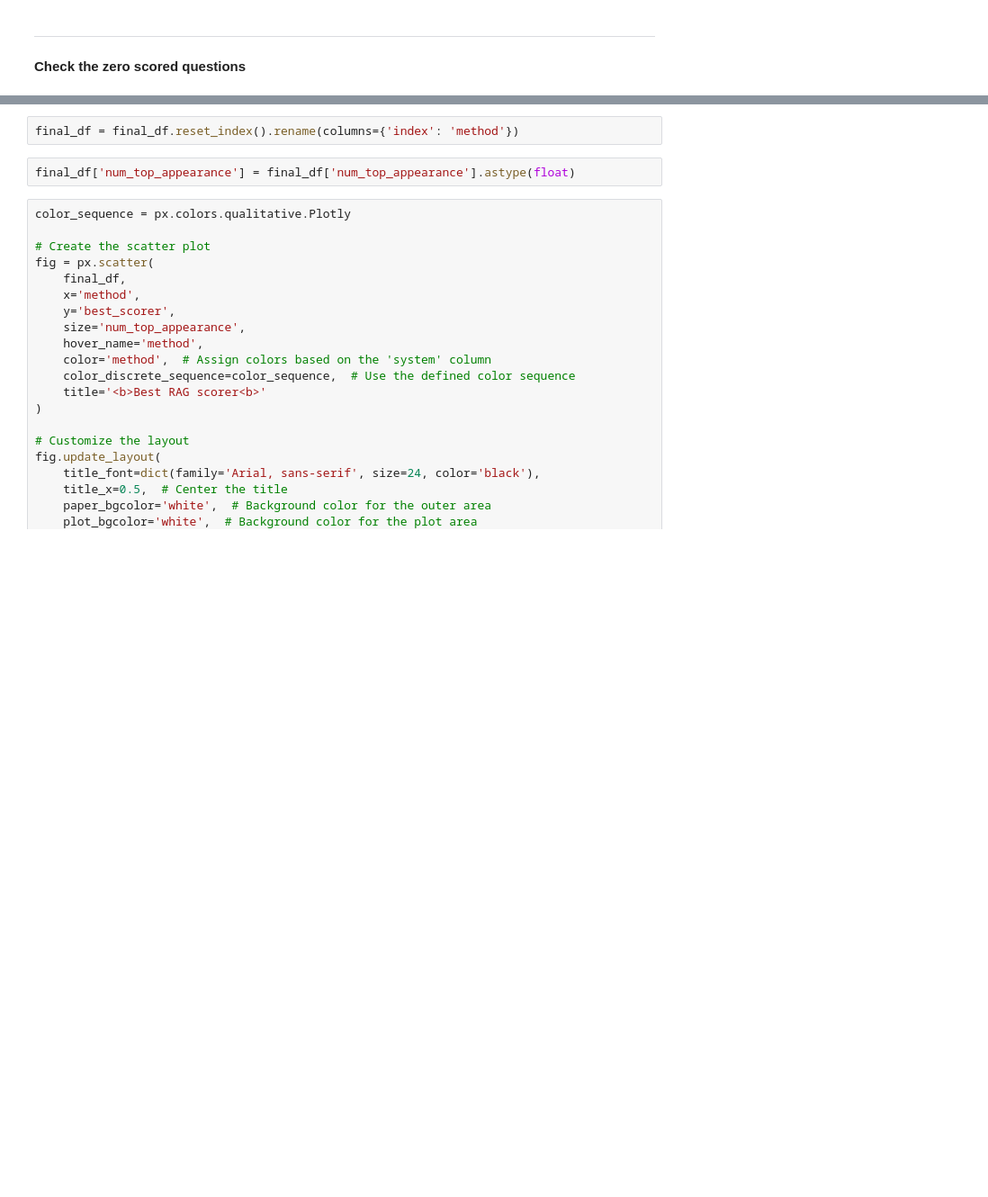
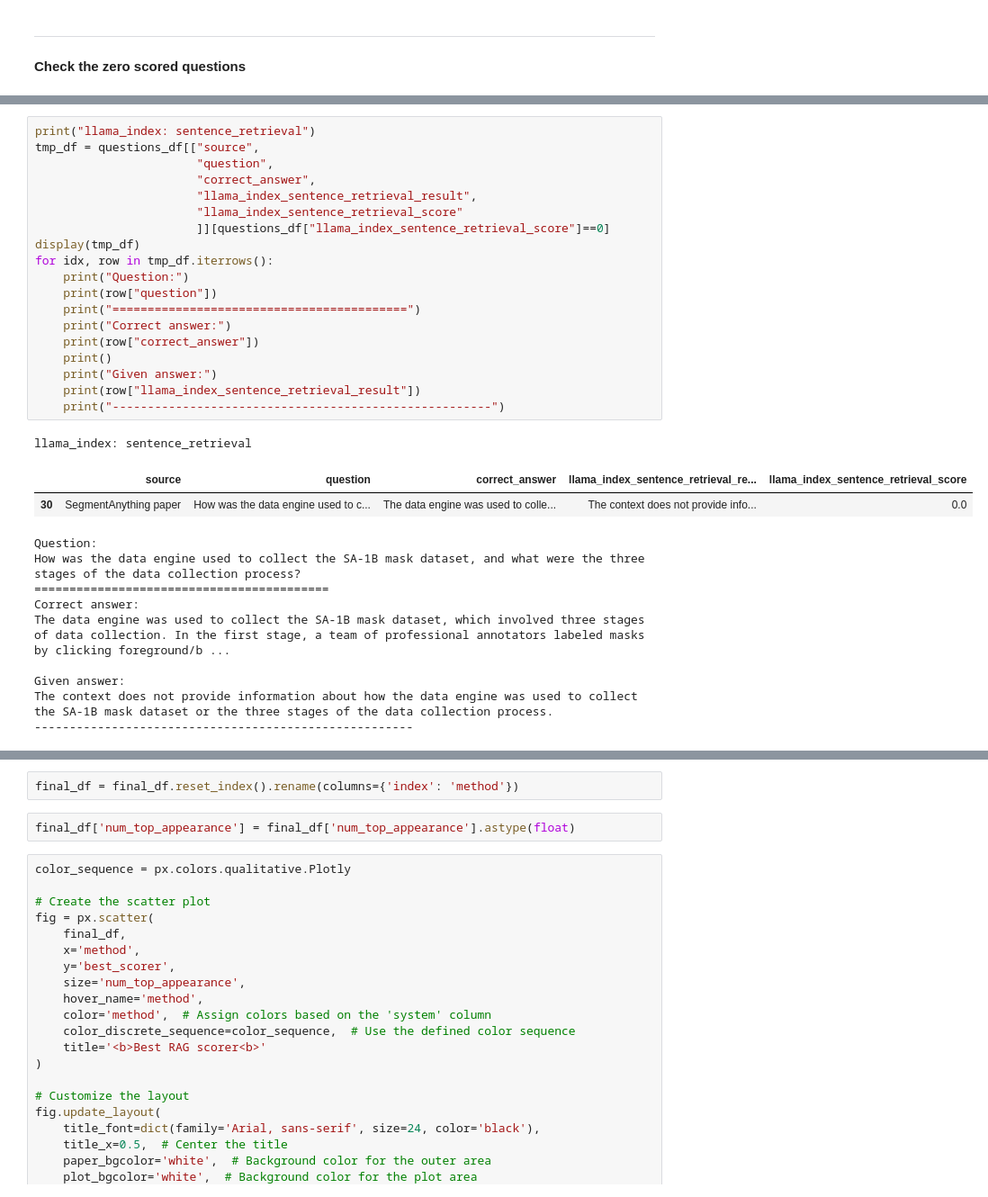
Before and after one commit to Farzad-R/LLM-Zero-to-Hundred, a Jupyter notebook: RAGMaster-LlamaIndex-vs-Langchain/src/evaluate_rag_techniques/result_analysis.ipynb, the cells around one changed output, grey strips where cells are left out. Shown at 90% size. Cells and saved outputs as stored; diff of their text form; blank space fills up the shorter version.

```diff
--- a/RAGMaster/src/evaluate_rag_techniques/result_analysis.ipynb
+++ b/RAGMaster-LlamaIndex-vs-Langchain/src/evaluate_rag_techniques/result_analysis.ipynb
@@ -317,0 +277,32 @@ langchain_recursive_mmr:
+# %%
+print("llama_index: sentence_retrieval")
+tmp_df = questions_df[["source",
+                       "question",
+                       "correct_answer",
+                       "llama_index_sentence_retrieval_result",
+                       "llama_index_sentence_retrieval_score"
+                       ]][questions_df["llama_index_sentence_retrieval_score"]==0]
+display(tmp_df)
+for idx, row in tmp_df.iterrows():
+    print("Question:")
+    print(row["question"])
+    print("==========================================")
+    print("Correct answer:")
+    print(row["correct_answer"])
+    print()
+    print("Given answer:")
+    print(row["llama_index_sentence_retrieval_result"])
+    print("------------------------------------------------------")
+# %% [output]
+llama_index: sentence_retrieval
+|  | source | question | correct_answer | llama_index_sentence_retrieval_re... | llama_index_sentence_retrieval_score |
+| 30 | SegmentAnything paper | How was the data engine used to c... | The data engine was used to colle... | The context does not provide info... | 0.0 |
+Question:
+How was the data engine used to collect the SA-1B mask dataset, and what were the three stages of the data collection process?
+==========================================
+Correct answer:
+The data engine was used to collect the SA-1B mask dataset, which involved three stages of data collection. In the first stage, a team of professional annotators labeled masks by clicking foreground/b ...
+
+Given answer:
+The context does not provide information about how the data engine was used to collect the SA-1B mask dataset or the three stages of the data collection process.
+------------------------------------------------------
```
Also changed, not shown: parts of 42 cells of this notebook, 31 other files.
